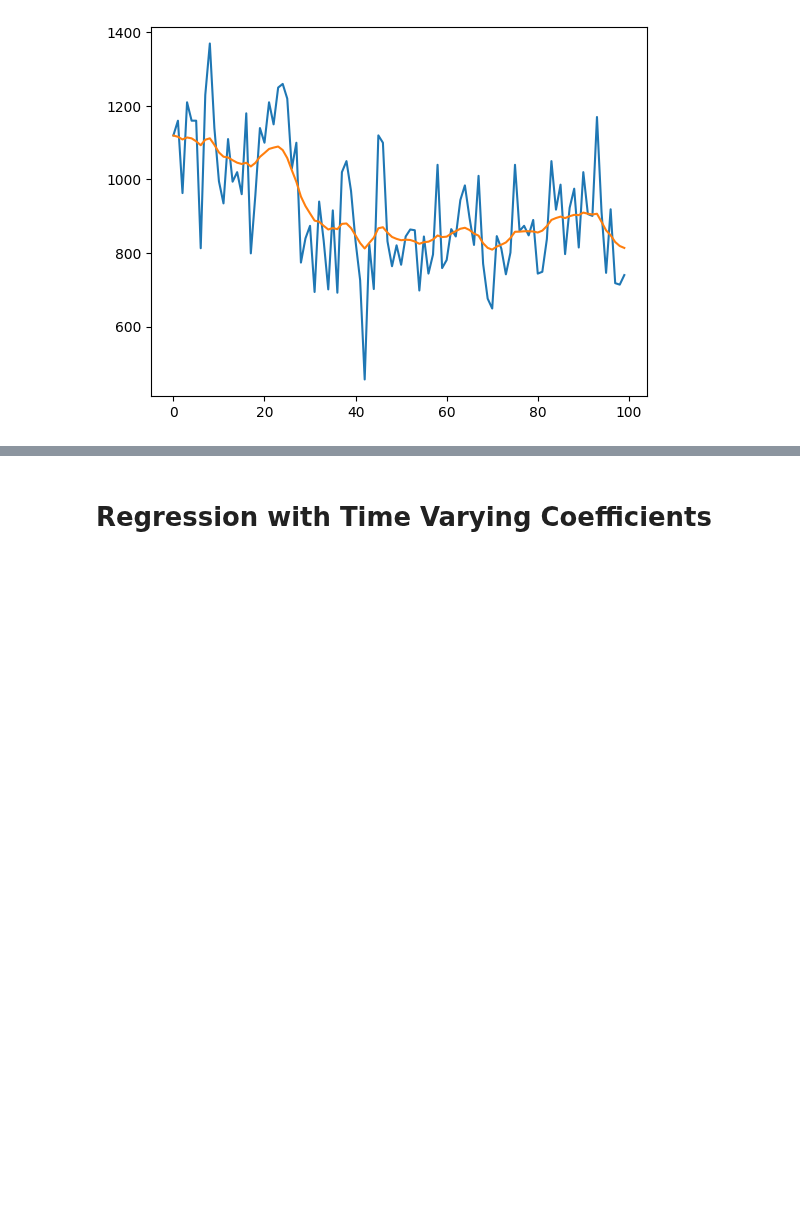
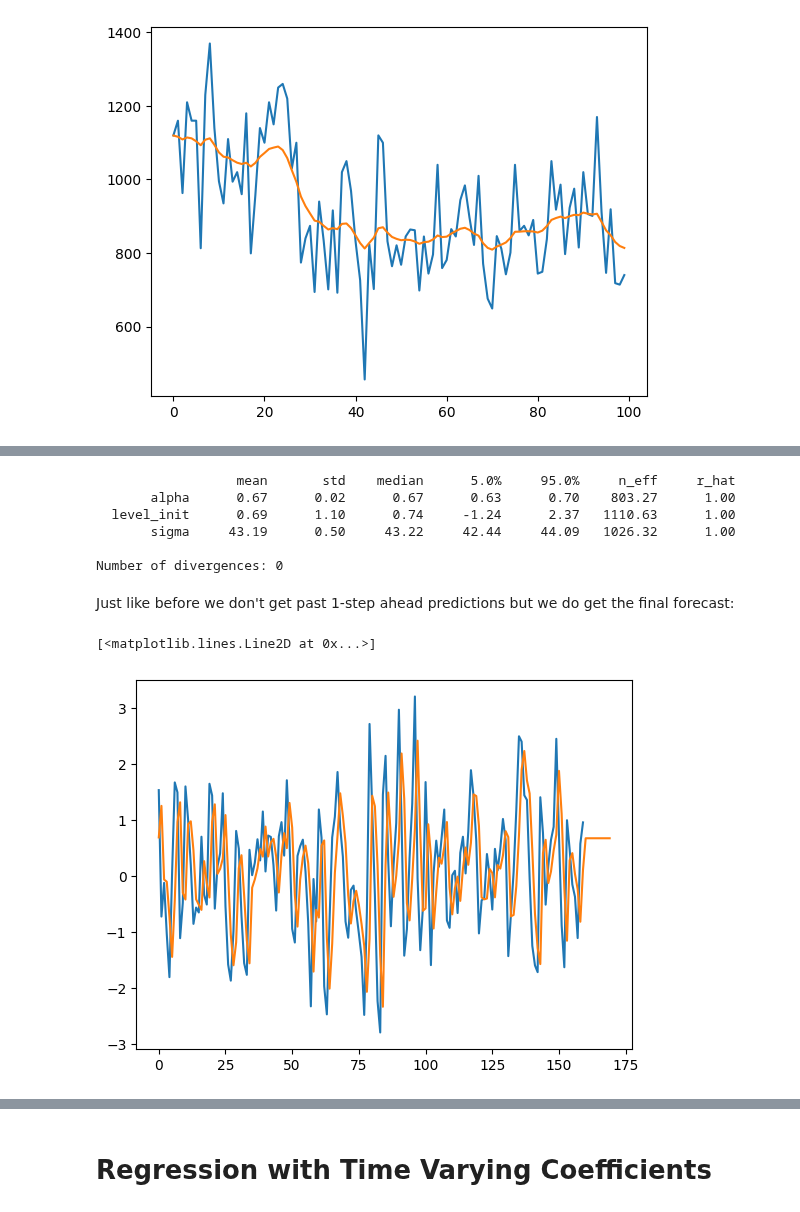
Before and after one commit to banditkings/learning-causal-impact, a Jupyter notebook: notebooks/0.1-numpyro_scan.ipynb, the cells around one changed output, grey strips where cells are left out. Saved outputs shown, nothing was run; the diff lists cells and outputs as text; code cells hidden in the pictures; blank space fills up the shorter version.

```diff
--- a/notebooks/0.1-numpyro_scan.ipynb
+++ b/notebooks/0.1-numpyro_scan.ipynb
@@ -476,0 +577,38 @@ plt.plot(range(100), posterior_mean_level)
+# %%
+# Inference
+kernel = NUTS(ses)
+mcmc = MCMC(kernel, num_samples=1000, num_warmup=1000)
+mcmc.run(rng_key, jnp.array(nile))
+
+mcmc.print_summary()
+# %% [output]
+                  mean       std    median      5.0%     95.0%     n_eff     r_hat
+       alpha      0.67      0.02      0.67      0.63      0.70    803.27      1.00
+  level_init      0.69      1.10      0.74     -1.24      2.37   1110.63      1.00
+       sigma     43.19      0.50     43.22     42.44     44.09   1026.32      1.00
+
+Number of divergences: 0
+# %%
+# Get posterior samples
+samples = mcmc.get_samples()
+# %%
+from numpyro.diagnostics import hpdi
+
+predictive = Predictive(ses, samples, return_sites=["y_forecast", 'pred', 'mu'])
+preds = predictive(rng_key, y=y, future=10)
+mean_preds = preds['pred'].mean(axis=0)
+hpdi_preds = hpdi(preds['pred'])
+
+mean_fcst = preds['y_forecast'].mean(axis=0)
+hpdi_fcst = hpdi(preds['y_forecast'])
+# %% [markdown]
+Just like before we don't get past 1-step ahead predictions but we do get the final forecast:
+# %%
+mean_mu = preds['mu'].mean(axis=0)
+hpdi_mu = hpdi(preds['mu'])
+# %%
+plt.plot(range(len(y)), y)
+plt.plot(range(len(mean_mu)), mean_mu)
+# %% [output]
+[<matplotlib.lines.Line2D at 0x...>]
+[figure, added]
```
Also changed, not shown: parts of 40 cells of this notebook, 7 other files.
